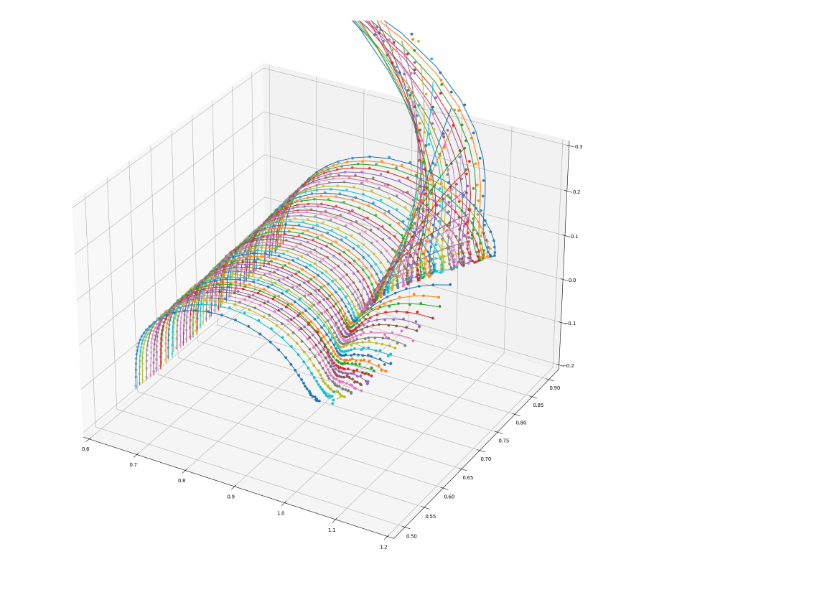
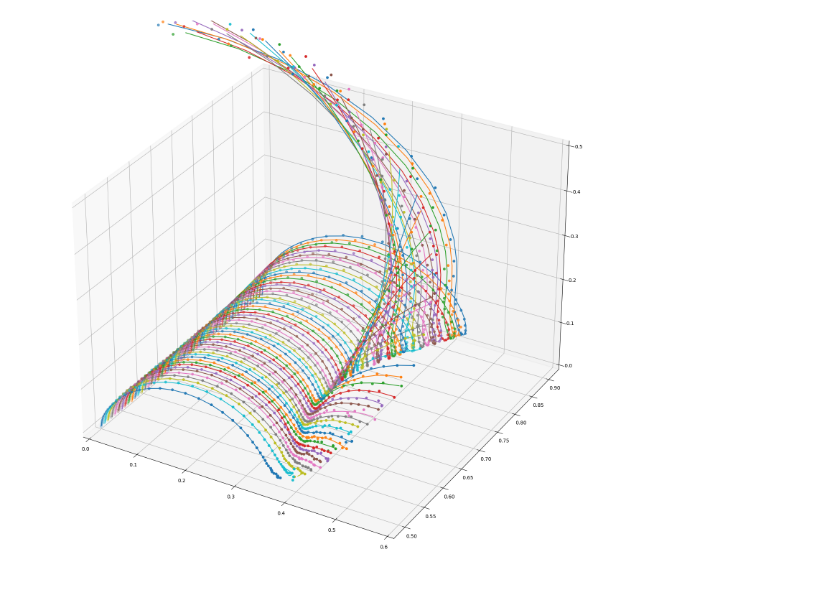
Before and after one commit to EricViklund/nbeis, a Jupyter notebook: DRT-Compute-3.ipynb, the cells around one changed output. Saved outputs shown, nothing was run; the diff lists cells and outputs as text; code cells hidden in the pictures.

```diff
--- a/DRT-Compute-3.ipynb
+++ b/DRT-Compute-3.ipynb
@@ -349,16 +349,35 @@ for row, data in enumerate(data_list[0:1]):
         #Load data
         Freq = np.array(cycle_data['freq/Hz'])
         ReZ = np.array(cycle_data['Re(Z)/Ohm'])
-        ImZ = np.array(cycle_data['-Im(Z)/Ohm'])
+        ImZ = -np.array(cycle_data['-Im(Z)/Ohm'])
         Z = ReZ + 1j*ImZ
 
 
+        """Pre-processing"""
 
+        ind = Freq > 1e5
+
+        Z_sim = lambda w, R, L: R + 1j*w*L
+
+        cost = lambda x_params, w, Z, Z_sim: np.linalg.norm((Z-Z_sim(w,x_params[0],x_params[1])))
+
+        x_params = np.zeros((2))
+
+        res = minimize(cost,x_params,args=(Freq[ind],Z[ind],Z_sim),method='BFGS')
+        x_params = res['x']
+
+        R = x_params[0]
+        L = x_params[1]
+
+        Z -= Z_sim(np.array(cycle_data['freq/Hz']),x_params[0],x_params[1])
+
+
+        """DRT Parameters"""
 
         #PARAMS
         f_min = np.min(Freq)/1000
-        f_max = np.max(Freq)
-        fitting_params_per_decade = 8
+        f_max = np.max(Freq)/10
+        fitting_params_per_decade = 4
 
 
         #Convert to log frequency
@@ -385,6 +404,8 @@ for row, data in enumerate(data_list[0:1]):
         output[f'Data {row} Cycle {cycle}']['ReZ'] = ReZ
         output[f'Data {row} Cycle {cycle}']['ImZ'] = ImZ
         output[f'Data {row} Cycle {cycle}']['Freq'] = Freq
+        output[f'Data {row} Cycle {cycle}']['R'] = R
+        output[f'Data {row} Cycle {cycle}']['L'] = L
 
 
         # end the timer
@@ -459,28 +517,28 @@ Elapsed time: 2.06 seconds
 # %%
 ax = plt.figure(figsize=(20,20)).add_subplot(projection='3d')
 
-ax.set_xlim(0.6,1.2)
-ax.set_zlim(-0.2,0.3)
+ax.set_xlim(0,.6)
+ax.set_zlim(0,0.5)
 
 for i, key in reversed(list(enumerate(output.keys()))):
     cycle_output = output[key]
 
 
-    Z_exp_re = cycle_output['ReZ']
-    Z_exp_im = cycle_output['ImZ']
+    Z_exp_re = cycle_output['ReZ'] - cycle_output['R']
+    Z_exp_im = cycle_output['ImZ'] - np.exp(cycle_output['f_m'])*cycle_output['L']
     #Z_sim_re = np.matmul(cycle_output['A_re'],cycle_output['x'])+cycle_output['R']
     #Z_sim_im = np.matmul(cycle_output['A_im'],cycle_output['x'])+np.exp(cycle_output['f_m'])*cycle_output['L']-np.exp(-cycle_output['f_m'])*cycle_output['C']
 
     Z_sim_re, Z_sim_im = generalized_DRT(cycle_output['params'], cycle_output['A_re'], cycle_output['A_im'], cycle_output['f_m'])
 
-    ax.scatter(Z_exp_re,Electrode_Potential[i].repeat(Z_exp_re.shape[0]),Z_exp_im)
-    ax.plot(Z_sim_re,Electrode_Potential[i].repeat(Z_sim_re.shape[0]),Z_sim_im)
+    ax.scatter(Z_exp_re,Electrode_Potential[i].repeat(Z_exp_re.shape[0]),-Z_exp_im)
+    ax.plot(Z_sim_re,Electrode_Potential[i].repeat(Z_sim_re.shape[0]),-Z_sim_im)
 
 
 
 plt.show()
 # %% [output]
-[figure, old version]
+[figure, new version]
 # %%
 fig, axs = plt.subplots(1,3,figsize=(15,5))
 
```
Also changed, not shown: parts of 9 cells of this notebook, 10 other files.
